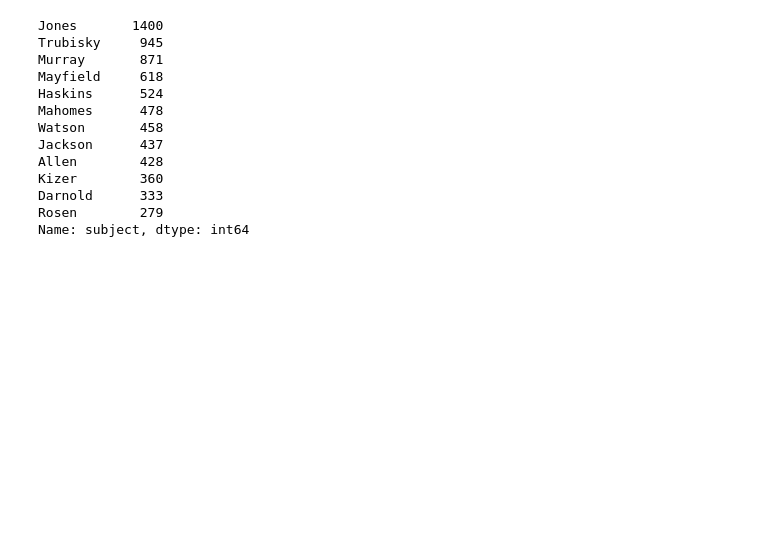
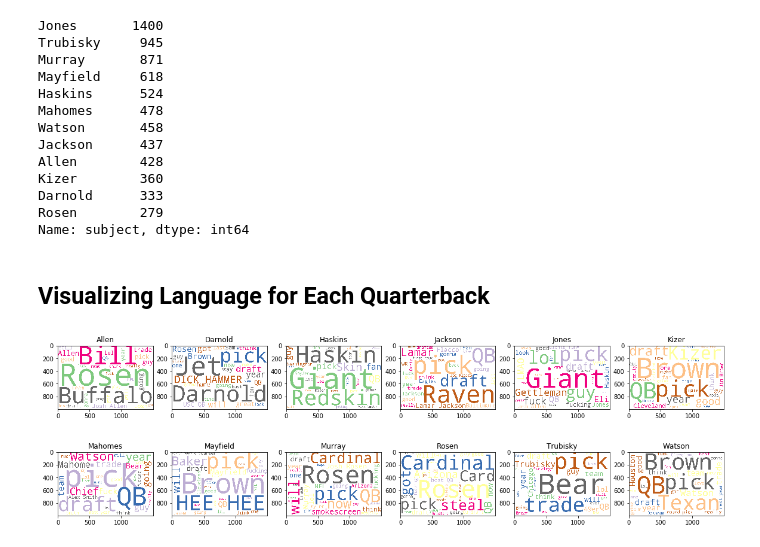
Before and after one commit to jonwiseman/DraftSense, a Jupyter notebook: Notebooks/Exploratory Data Analysis.ipynb, the cells around one changed output. Drawn from its saved outputs; the diff is of its cells as text; code cells hidden in the pictures; blank space fills up the shorter version.

```diff
--- a/Notebooks/Exploratory Data Analysis.ipynb
+++ b/Notebooks/Exploratory Data Analysis.ipynb
@@ -360,3 +360,27 @@ Kizer        360
 Darnold      333
 Rosen        279
 Name: subject, dtype: int64
+# %% [markdown]
+## Visualizing Language for Each Quarterback
+# %%
+names = df['subject'].unique()
+# %%
+fig, ax = plt.subplots(nrows=2, ncols=6, figsize=[20, 6])
+row = 0
+col = 0
+
+for name in names:
+    if col > 5:
+        row = 1
+        col = 0
+    section = df[df['subject'] == name]
+    text = ' '.join(list(section['comment']))
+
+    wordcloud = WordCloud(max_words=30, background_color='white', width=1500, height=1000,
+                                  colormap='Accent').generate(text)
+    ax[row][col].imshow(wordcloud)
+    ax[row][col].set_title(name)
+
+    col += 1
+# %% [output]
+[figure, added]
```
Also changed, not shown: parts of 7 cells of this notebook, 15 other files.
